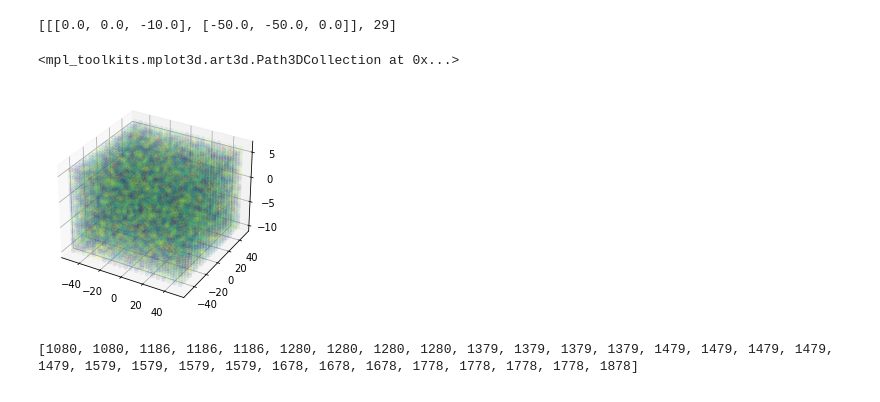
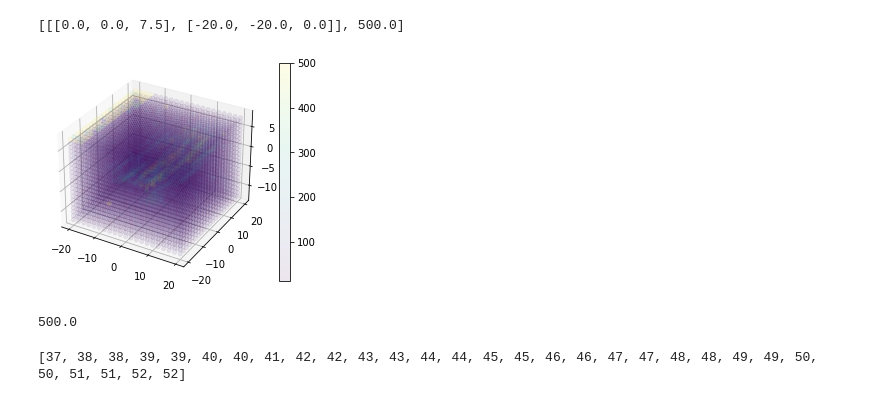
Before and after one commit to Benji-UW/COBOT-Transducer-Control-Code, a Jupyter notebook: Rebuilding_Everything/Debugging Scripts/Fullscan_renders.ipynb, the cells around one changed output. Saved outputs shown, nothing was run; the diff lists cells and outputs as text; code cells hidden in the pictures.

```diff
--- a/Rebuilding_Everything/Debugging Scripts/Fullscan_renders.ipynb
+++ b/Rebuilding_Everything/Debugging Scripts/Fullscan_renders.ipynb
@@ -11,13 +11,14 @@ import json
 path = os.path.abspath('')
 
 path = path + '\\ugh.json'
+path = r"C:\Users\ander\Documents\COBOT-Transducer-Control-Code\Rebuilding_Everything\2022-05-05_16-42-57_test.json"
 
 with open(path, 'r') as outfile:
     point_mags = json.load(outfile)
 
 print(point_mags[0])
 # %% [output]
-[[[0.0, 0.0, -10.0], [-50.0, -50.0, 0.0]], 29]
+[[[0.0, 0.0, 7.5], [-20.0, -20.0, 0.0]], 500.0]
 # %%
 Zs = []
 Rxs = []
@@ -31,11 +32,20 @@ for p in point_mags:
     mags.append(p[1])
 # %%
 ax = plt.axes(projection='3d')
-ax.scatter(Rxs, Rys, Zs, c=mags, cmap='viridis', alpha=0.1, linewidth=0.5)
+fig = ax.scatter(Rxs, Rys, Zs, c=mags, cmap='viridis', alpha=0.1, linewidth=0.5)
+
+plt.colorbar(fig)
+
+plt.show()
+# plt.axes(projection = "3d")
+# plt.scatter(Rxs, Rys, Zs, c=mags, cmap='viridis', alpha=0.8, linewidth=0.5)
+
+
+print(max(mags))
 # %% [output]
+[figure, new version]
-<mpl_toolkits.mplot3d.art3d.Path3DCollection at 0x...>
+500.0
-[figure, old version]
 # %%
 print(mags[10:40])
 # %% [output]
-[1080, 1080, 1186, 1186, 1186, 1280, 1280, 1280, 1280, 1379, 1379, 1379, 1379, 1479, 1479, 1479, 1479, 1479, 1579, 1579, 1579, 1579, 1678, 1678, 1678, 1778, 1778, 1778, 1778, 1878]
+[37, 38, 38, 39, 39, 40, 40, 41, 42, 42, 43, 43, 44, 44, 45, 45, 46, 46, 47, 47, 48, 48, 49, 49, 50, 50, 51, 51, 52, 52]
```
Also changed, not shown: 26 other files.
